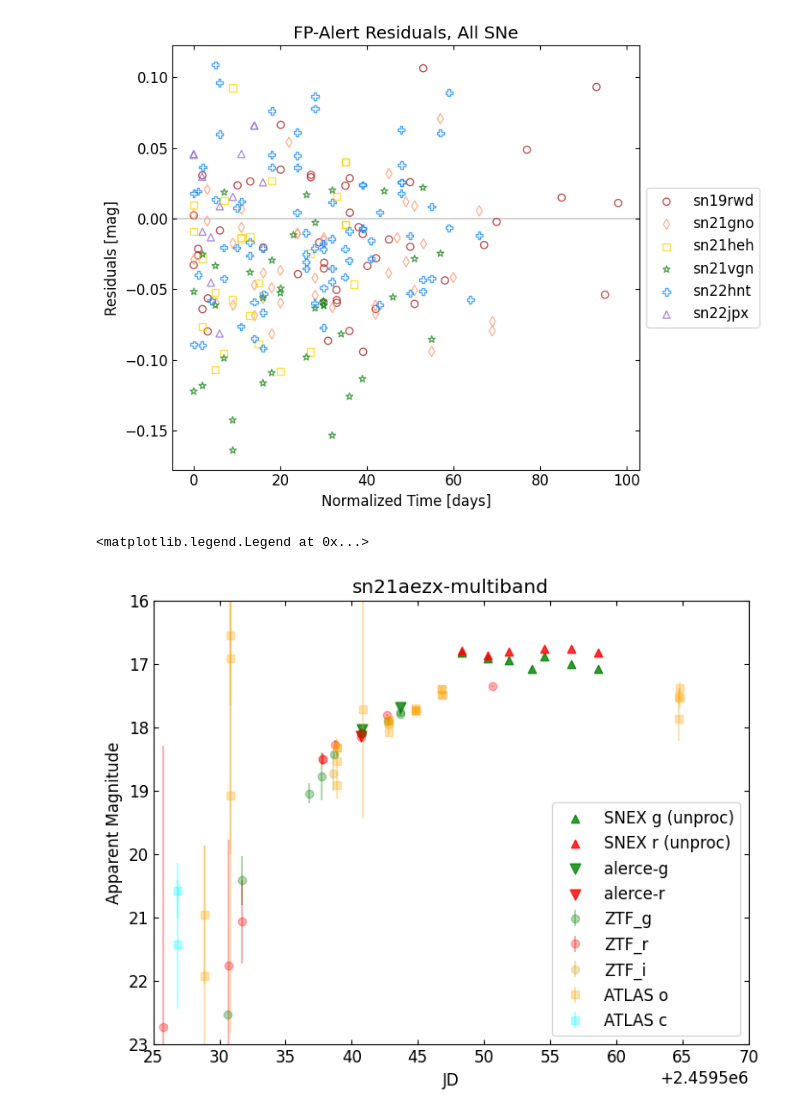
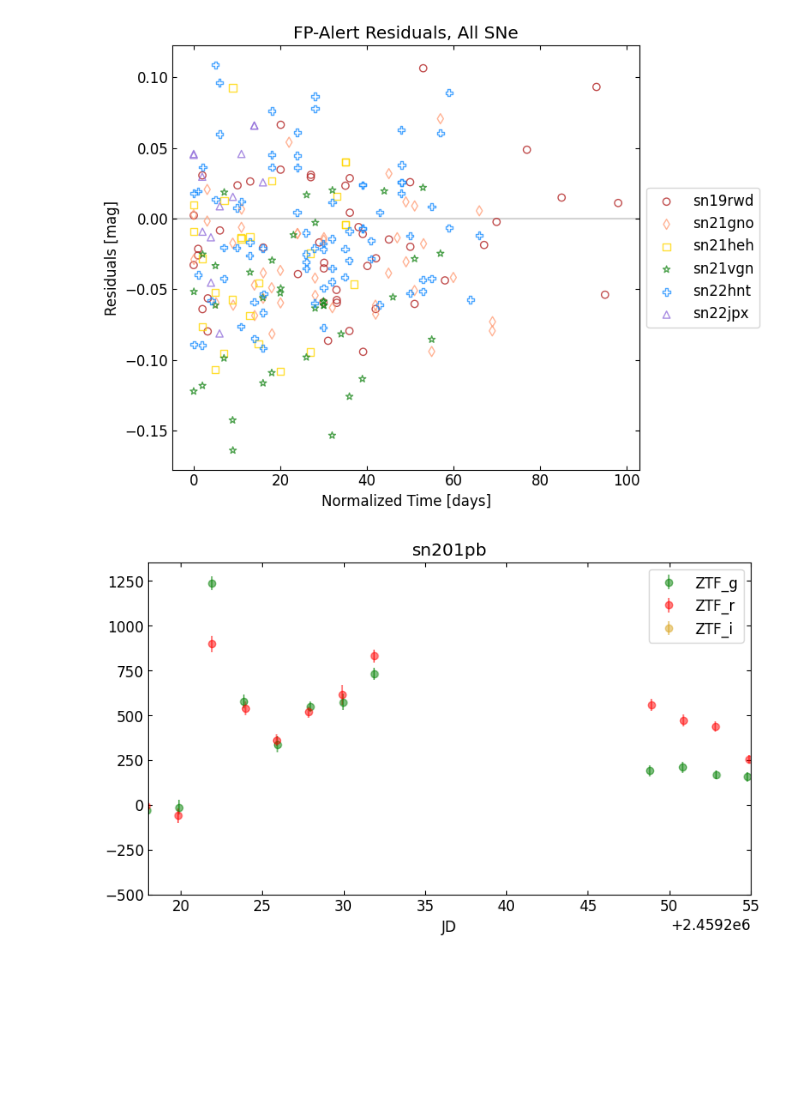
Before and after one commit to aec3675/ztf_IIb, a Jupyter notebook: forced_phot_nb.ipynb, the cells around one changed output. Saved outputs shown, nothing was run; the diff lists cells and outputs as text; code cells hidden in the pictures; blank space fills up the shorter version.

Commit message:
adding in SN 21pb data

```diff
--- a/forced_phot_nb.ipynb
+++ b/forced_phot_nb.ipynb
@@ -386,12 +375,0 @@ alerce_g_m = [18.043, 17.686]
-# %%
-%matplotlib inline
-i=6
-multi_band_plot(fp_list[i], as_list[i], at_list[i], ID=ID_list[i], xlims=xlims_jd_ls[i], ylims=ylims_ls[i],save=False, atlas=True, asassn=False)
-plt.scatter(snex_g_t,snex_g_m, marker='^', color='g', label='SNEX g (unproc)', alpha=0.8)
-plt.scatter(snex_r_t,snex_r_m, marker='^', color='r', label='SNEX r (unproc)', alpha=0.8)
-plt.scatter(alerce_g_t,alerce_g_m, marker='v', color='green', label='alerce-g', alpha=0.8,s=60)
-plt.scatter(alerce_r[0], alerce_r[1], marker='v', color='red', label='alerce-r', alpha=0.8,s=60)
-plt.legend()
-# %% [output]
-<matplotlib.legend.Legend at 0x...>
-[figure, removed]
@@ -397,0 +380,8 @@ plt.legend()
+# %%
+sn21pb = read_in_data('./data/forced_phot_data/21pb_fp_lc.txt', data_source='ztf_fp')
+sn21pb_at = read_in_data('./data/forced_phot_data/sn2021pb_atlas.txt', data_source='atlas')
+# %%
+%matplotlib inline
+plot_LC(sn21pb, col1='forcediffimflux', err='forcediffimfluxunc',ID='sn201pb', xlimit=True, xlims=[18+2.4592e6, 55+2.4592e6])
+# %% [output]
+[figure, added]
```
Also changed, not shown: parts of 4 cells of this notebook, 6 other files.
